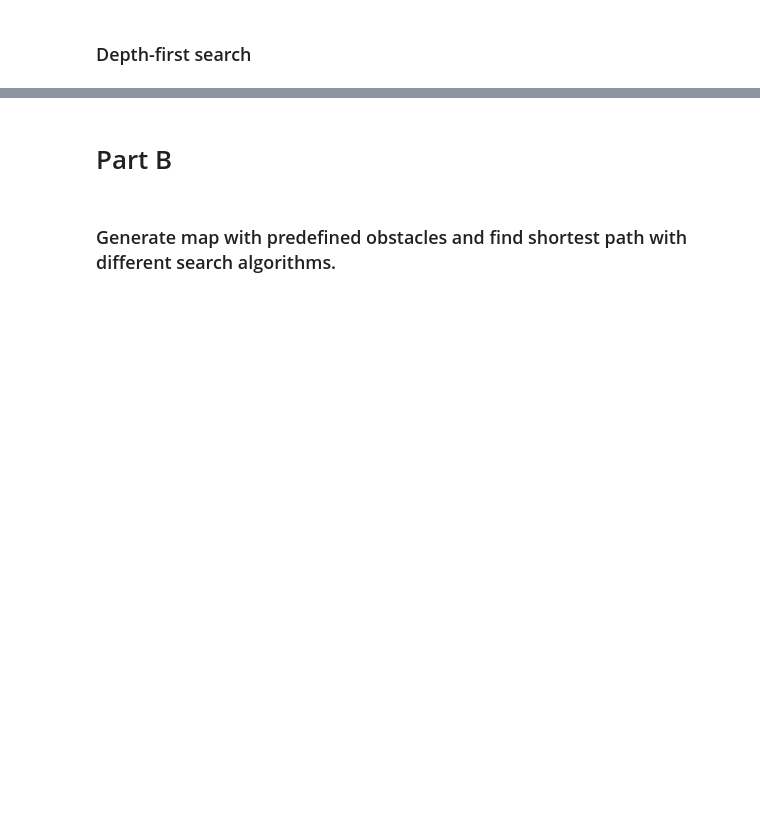
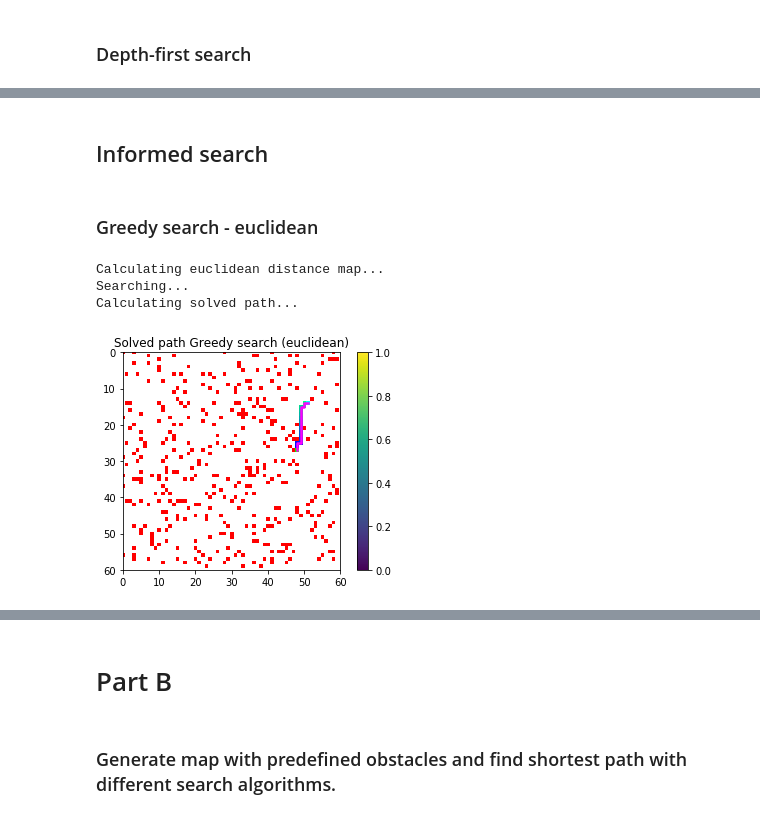
Before and after one commit to JonasFockstedt/Artificial_Intelligence_Labs, a Jupyter notebook: Lab2/lab2/task1_path_planning.ipynb, the cells around one changed output, grey strips where cells are left out. Drawn from its saved outputs; the diff is of its cells as text; code cells hidden in the pictures; blank space fills up the shorter version.

```diff
--- a/Lab2/lab2/task1_path_planning.ipynb
+++ b/Lab2/lab2/task1_path_planning.ipynb
@@ -82,0 +65,14 @@ Calculating solved path...
+# %% [markdown]
+## Informed search
+# %% [markdown]
+### Greedy search - euclidean
+# %%
+import greedy_search as gs
+
+path, solved_map = gs.search(_map_, start, goal, metric='euclidean')
+pp.plotMap(solved_map, path, title_='Solved path Greedy search (euclidean)')
+# %% [output]
+Calculating euclidean distance map...
+Searching...
+Calculating solved path...
+[figure, added]
```
Also changed, not shown: parts of 29 cells of this notebook.
